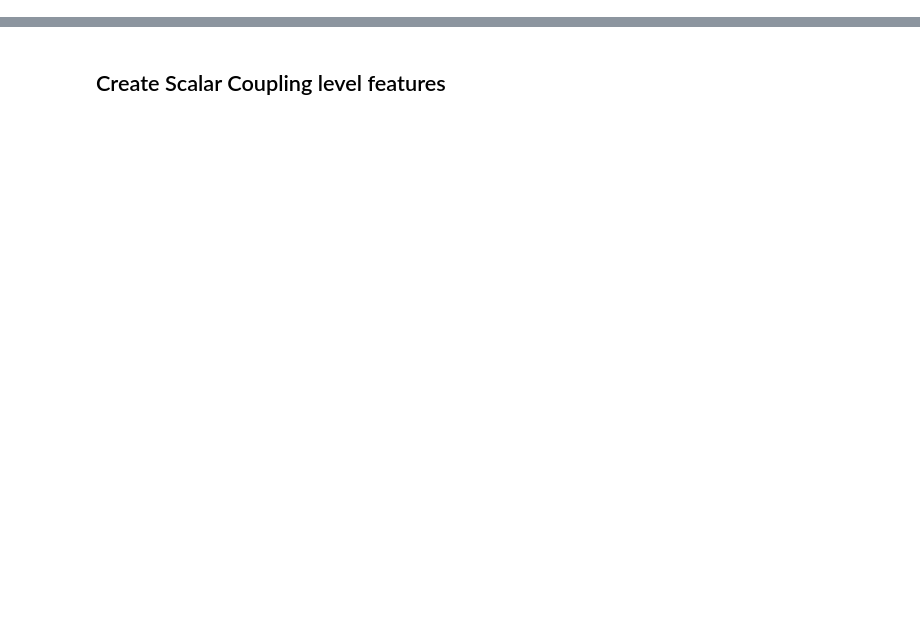
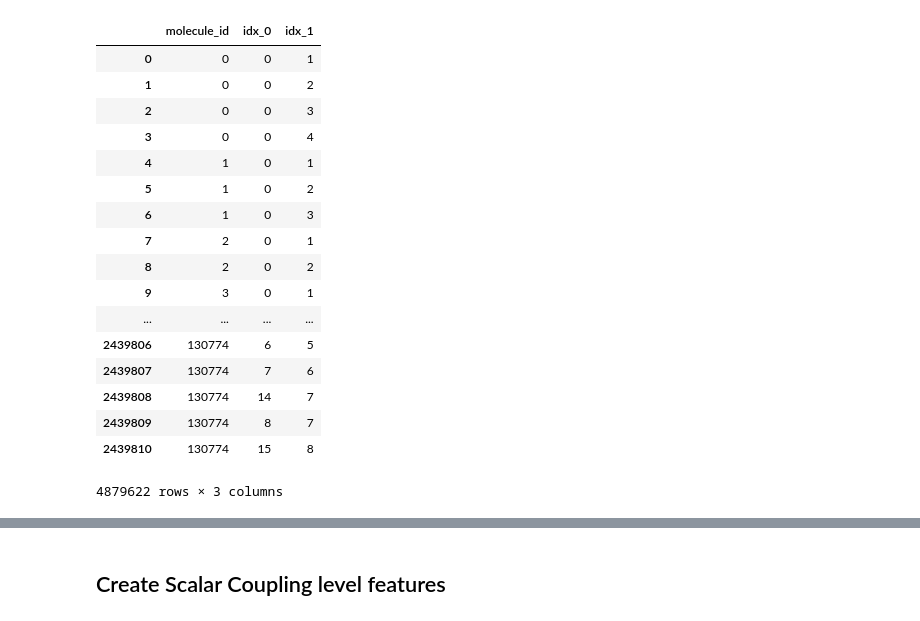
Before and after one commit to robinniesert/kaggle-champs, a Jupyter notebook: nbs/data_proc.ipynb, the cells around one changed output, grey strips where cells are left out. Saved outputs shown, nothing was run; the diff lists cells and outputs as text; code cells hidden in the pictures; blank space fills up the shorter version.

```diff
--- a/nbs/data_proc.ipynb
+++ b/nbs/data_proc.ipynb
@@ -496,0 +499,4 @@ structures_df = pd.read_csv(DATA_PATH+'structures.csv')
+# %%
+edge_df = pd.read_csv(PATH+'edge_df.csv', index_col=0)
+pairs_idx = edge_df[['molecule_id', 'idx_0', 'idx_1']].astype(int)
+clear_memory(['edge_df'])
@@ -496,0 +517,21 @@ structures_df = pd.read_csv(DATA_PATH+'structures.csv')
+# %%
+in_out_idx
+# %% [output]
+|  | molecule_id | idx_0 | idx_1 |
+| 0 | 0 | 0 | 1 |
+| 1 | 0 | 0 | 2 |
+| 2 | 0 | 0 | 3 |
+| 3 | 0 | 0 | 4 |
+| 4 | 1 | 0 | 1 |
+| 5 | 1 | 0 | 2 |
+| 6 | 1 | 0 | 3 |
+| 7 | 2 | 0 | 1 |
+| 8 | 2 | 0 | 2 |
+| 9 | 3 | 0 | 1 |
+| ... | ... | ... | ... |
+| 2439806 | 130774 | 6 | 5 |
+| 2439807 | 130774 | 7 | 6 |
+| 2439808 | 130774 | 14 | 7 |
+| 2439809 | 130774 | 8 | 7 |
+| 2439810 | 130774 | 15 | 8 |
+4879622 rows × 3 columns
```
Also changed, not shown: parts of 28 cells of this notebook, 4 other files.
